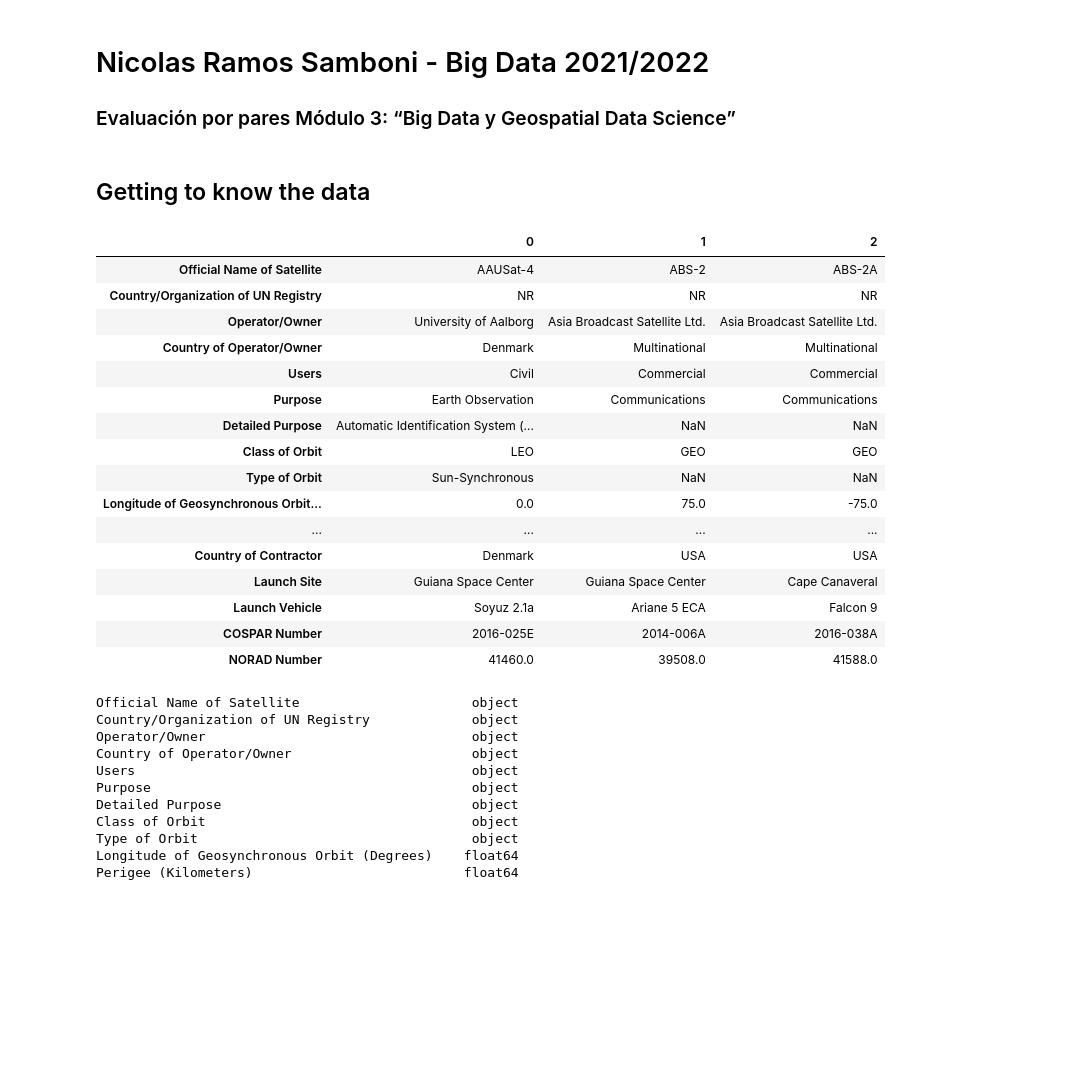
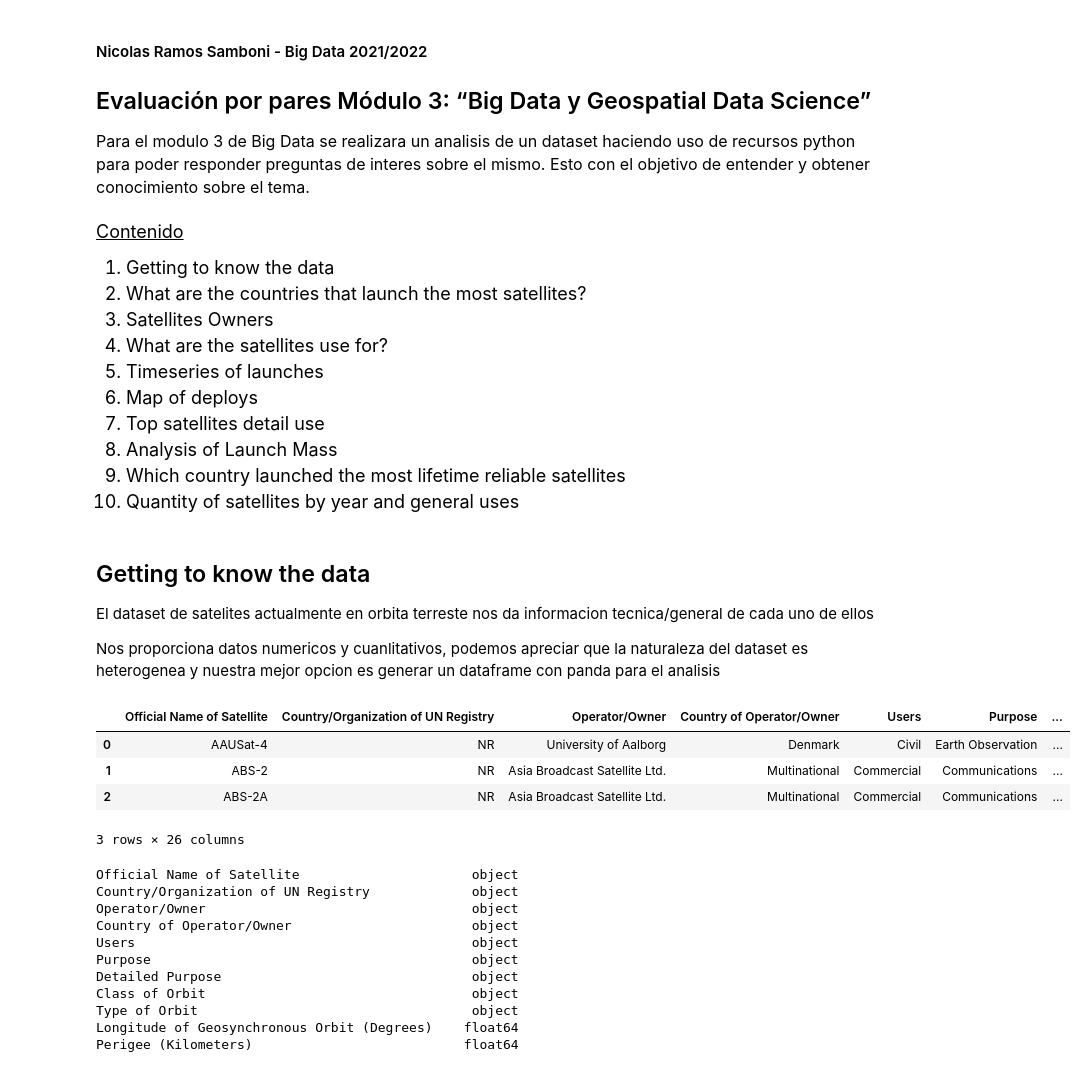
Before and after one commit to NickSamboni/AnalysingSatData, a Jupyter notebook: satellite.ipynb, the cells around one changed output. Drawn from its saved outputs; the diff is of its cells as text; code cells hidden in the pictures; blank space fills up the shorter version.

```diff
--- a/satellite.ipynb
+++ b/satellite.ipynb
@@ -1,4 +1,22 @@
 # %% [markdown]
-# Nicolas Ramos Samboni - Big Data 2021/2022
-### Evaluación por pares Módulo 3: “Big Data y Geospatial Data Science”
+#### Nicolas Ramos Samboni - Big Data 2021/2022
+## Evaluación por pares Módulo 3: “Big Data y Geospatial Data Science”
+
+<font size='3'> Para el modulo 3 de Big Data se realizara un analisis de un dataset haciendo uso de recursos python para poder responder preguntas de interes sobre el mismo. </br> Esto con el objetivo de entender y obtener conocimiento sobre el tema. </font>
+# %% [markdown]
+<font size='4'> <ins> Contenido </ins> </font>
+<ol>
+<font size='4'>
+  <li>Getting to know the data</li>
+  <li> What are the countries that launch the most satellites? </li>
+  <li> Satellites Owners</li>
+  <li> What are the satellites use for? </li>
+  <li> Timeseries of launches </li>
+  <li> Map of deploys </li>
+  <li> Top satellites detail use </li>
+  <li> Analysis of Launch Mass </li>
+  <li> Which country launched the most lifetime reliable satellites </li>
+  <li> Quantity of satellites by year and general uses </li>
+</font>
+</ol>
 # %%
@@ -15,25 +33,20 @@ from plotnine import *
-# %% [markdown]
-## Getting to know the data
+# %% [markdown]
+## Getting to know the data
+<p> El dataset de satelites actualmente en orbita terreste nos da informacion tecnica/general de cada uno de ellos </p>
+<p> Nos proporciona datos numericos y cuanlitativos, podemos apreciar que la naturaleza del dataset es heterogenea y nuestra mejor opcion es generar un dataframe con panda para el analisis</p>
 # %%
+# get the data from csv
 satelites_data = pd.read_csv('satelliteDB.csv')
+
+# make a dataframe out of it
 df = pd.DataFrame(satelites_data)
-df.head(3).T
+
+# show the first 3 rows
+df.head(3)
 # %% [output]
-|  | 0 | 1 | 2 |
-| Official Name of Satellite | AAUSat-4 | ABS-2 | ABS-2A |
-| Country/Organization of UN Registry | NR | NR | NR |
-| Operator/Owner | University of Aalborg | Asia Broadcast Satellite Ltd. | Asia Broadcast Satellite Ltd. |
-| Country of Operator/Owner | Denmark | Multinational | Multinational |
-| Users | Civil | Commercial | Commercial |
-| Purpose | Earth Observation | Communications | Communications |
-| Detailed Purpose | Automatic Identification System (... | NaN | NaN |
-| Class of Orbit | LEO | GEO | GEO |
-| Type of Orbit | Sun-Synchronous | NaN | NaN |
-| Longitude of Geosynchronous Orbit... | 0.0 | 75.0 | -75.0 |
-| ... | ... | ... | ... |
-| Country of Contractor | Denmark | USA | USA |
-| Launch Site | Guiana Space Center | Guiana Space Center | Cape Canaveral |
-| Launch Vehicle | Soyuz 2.1a | Ariane 5 ECA | Falcon 9 |
-| COSPAR Number | 2016-025E | 2014-006A | 2016-038A |
-| NORAD Number | 41460.0 | 39508.0 | 41588.0 |
+|  | Official Name of Satellite | Country/Organization of UN Registry | Operator/Owner | Country of Operator/Owner | Users | Purpose | ... |
+| 0 | AAUSat-4 | NR | University of Aalborg | Denmark | Civil | Earth Observation | ... |
+| 1 | ABS-2 | NR | Asia Broadcast Satellite Ltd. | Multinational | Commercial | Communications | ... |
+| 2 | ABS-2A | NR | Asia Broadcast Satellite Ltd. | Multinational | Commercial | Communications | ... |
+3 rows × 26 columns
 # %%
```
Also changed, not shown: parts of 22 cells of this notebook, 1 other file.
